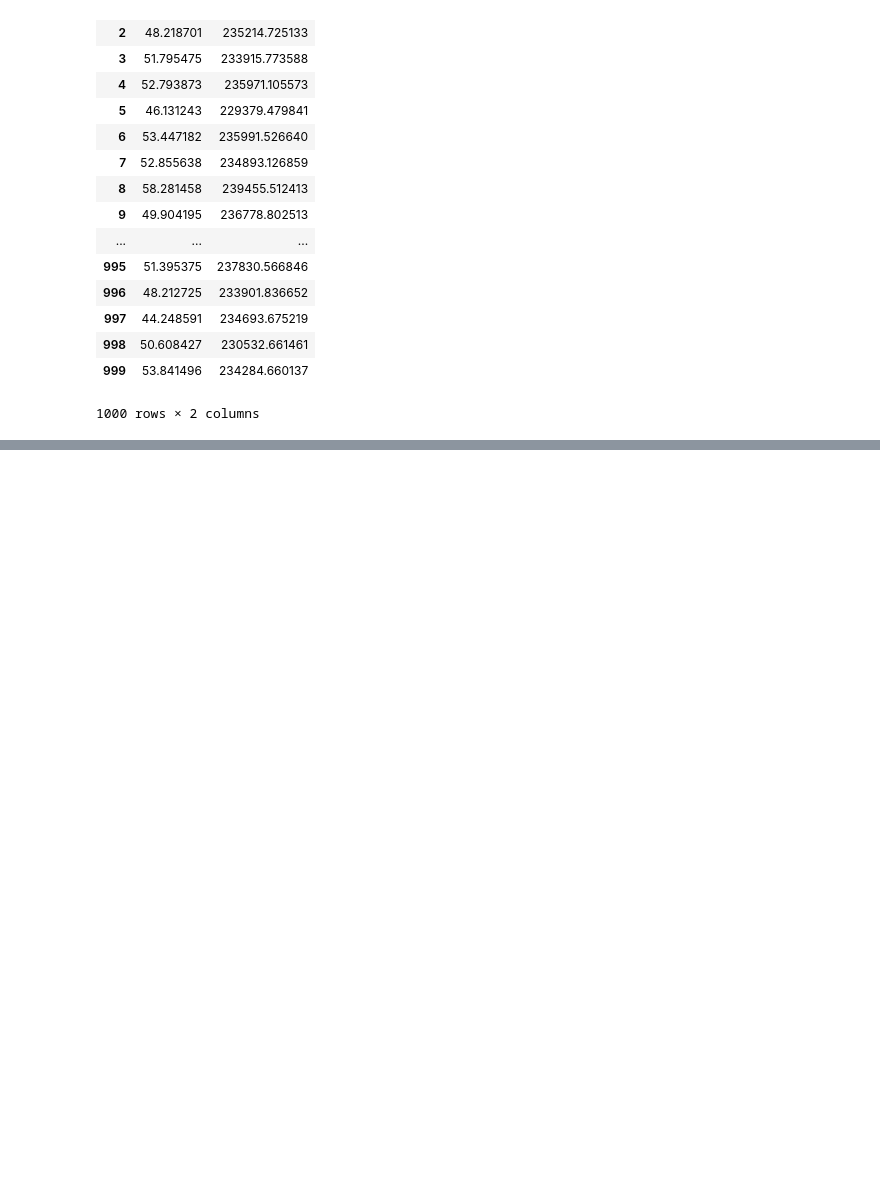
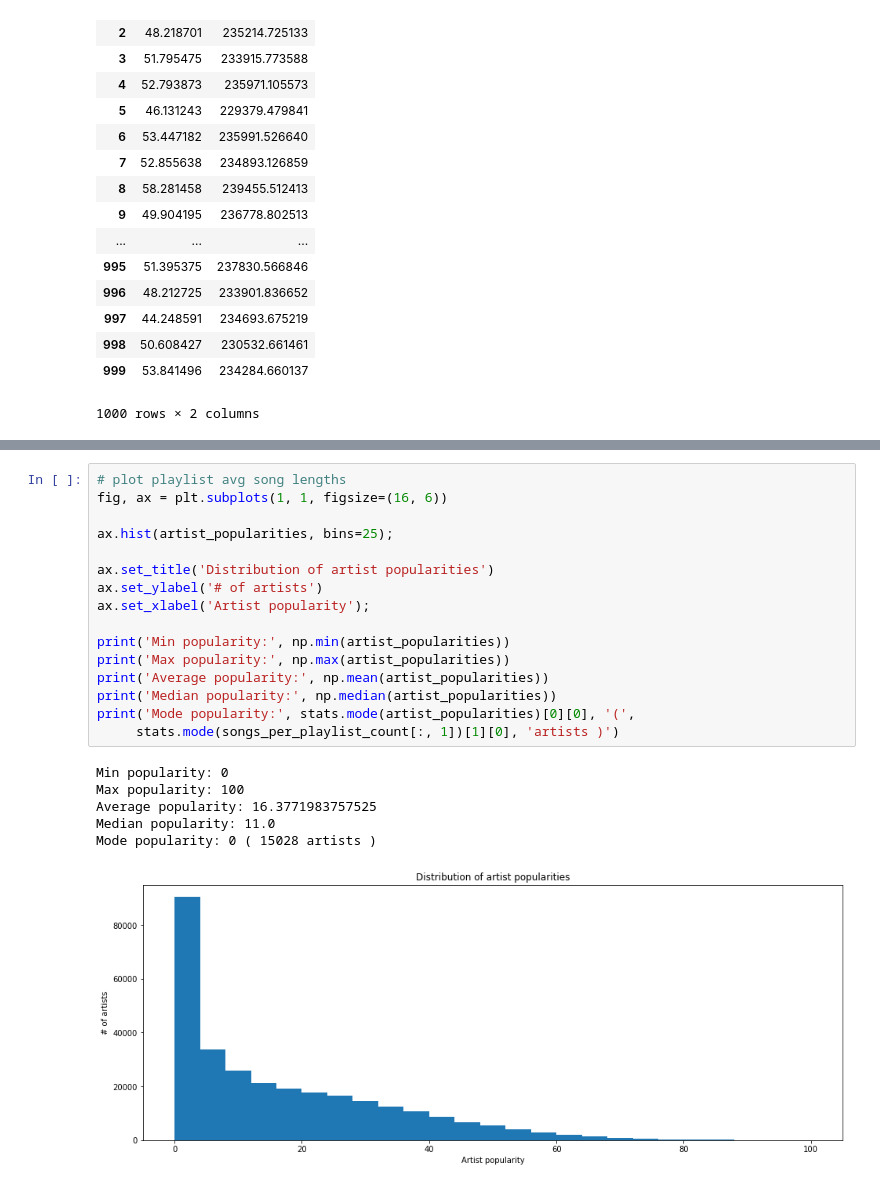
Before and after one commit to awgeezrick/CS109a_finalproject_group20, a Jupyter notebook: erik/scratch_notebook.ipynb, the cells around one changed output, grey strips where cells are left out. Drawn from its saved outputs; the diff is of its cells as text; blank space fills up the shorter version.

```diff
--- a/erik/scratch_notebook.ipynb
+++ b/erik/scratch_notebook.ipynb
@@ -140,0 +418,23 @@ playlists_df
+# %%
+# plot playlist avg song lengths
+fig, ax = plt.subplots(1, 1, figsize=(16, 6))
+
+ax.hist(artist_popularities, bins=25);
+
+ax.set_title('Distribution of artist popularities')
+ax.set_ylabel('# of artists')
+ax.set_xlabel('Artist popularity');
+
+print('Min popularity:', np.min(artist_popularities))
+print('Max popularity:', np.max(artist_popularities))
+print('Average popularity:', np.mean(artist_popularities))
+print('Median popularity:', np.median(artist_popularities))
+print('Mode popularity:', stats.mode(artist_popularities)[0][0], '(',
+     stats.mode(songs_per_playlist_count[:, 1])[1][0], 'artists )')
+# %% [output]
+Min popularity: 0
+Max popularity: 100
+Average popularity: 16.3771983757525
+Median popularity: 11.0
+Mode popularity: 0 ( 15028 artists )
+[figure, added]
```
Also changed, not shown: parts of 26 cells of this notebook, 2 other files.
